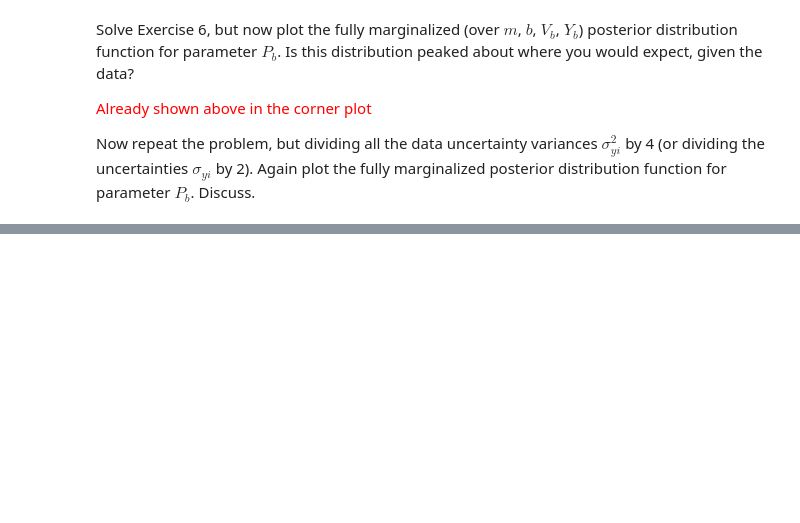
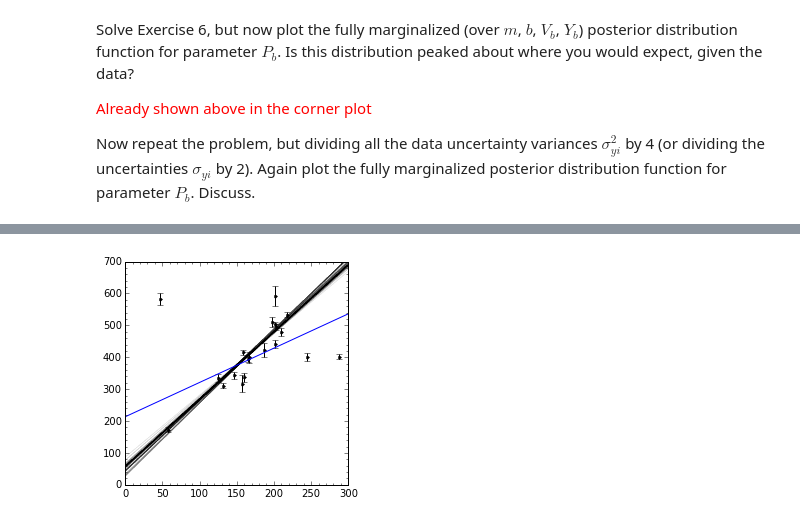
Before and after one commit to nhuntwalker/data_analysis_recipes, a Jupyter notebook: worked_exercises.ipynb, the cells around one changed output, grey strips where cells are left out. Drawn from its saved outputs; the diff is of its cells as text; code cells hidden in the pictures; blank space fills up the shorter version.

```diff
--- a/worked_exercises.ipynb
+++ b/worked_exercises.ipynb
@@ -357,0 +369,11 @@ fig = corner.corner(samples[:, :, :].reshape((-1, ndim)),
+# %%
+# Standard Uncertainty
+A = np.matrix([np.ones(len(x)), x])
+C = np.matrix(np.identity(len(dy)) * dy**2)
+Y = np.matrix(y)
+left = np.dot(np.dot(A, C.I), A.T).I
+right = np.dot(np.dot(A, C.I), Y.T)
+b, m = np.dot(left, right)
+sig_m2 = left[1, 1]
+print "m, sigma_m^2, sigm_pct = {0}, {1}, {2} %".format(float(m), sig_m2, np.sqrt(sig_m2) / float(m) * 100)
+print "b, sigma_b^2, sigb_pct = {0}, {1}, {2} %".format(float(b), right[0,0], np.sqrt(right[0, 0]) / float(b) * 100)
@@ -357,0 +495,15 @@ fig = corner.corner(samples[:, :, :].reshape((-1, ndim)),
+# %%
+x1 = np.array([0, 300])
+plt.figure(figsize=(4,4))
+for m, b, Pb, Yb, Vb in samples[0, np.random.randint(len(samples), size=500)]:
+    plt.plot(x1, m*x1 + b, color="k", alpha=0.02)
+
+plt.errorbar(x, y, dy/2, fmt='.k')
+plt.plot(x1, 1.0767*x1 + 213.2735)
+
+plt.xlim(0, 300)
+plt.ylim(0, 700)
+plt.minorticks_on()
+plt.show()
+# %% [output]
+[figure, added]
```
Also changed, not shown: parts of 25 cells of this notebook.
